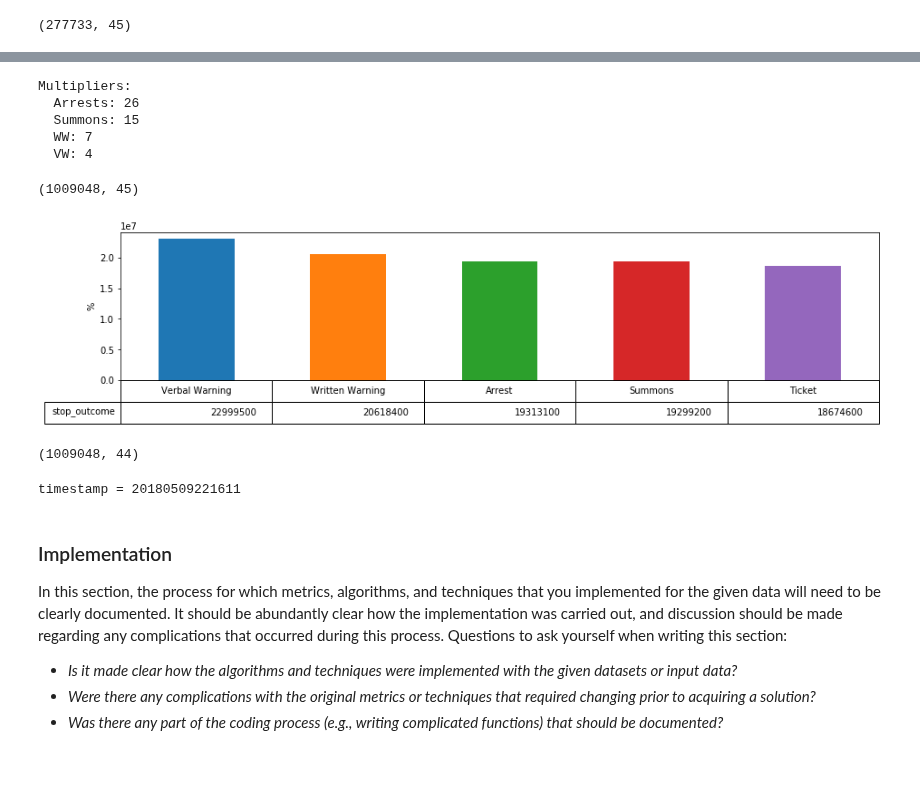
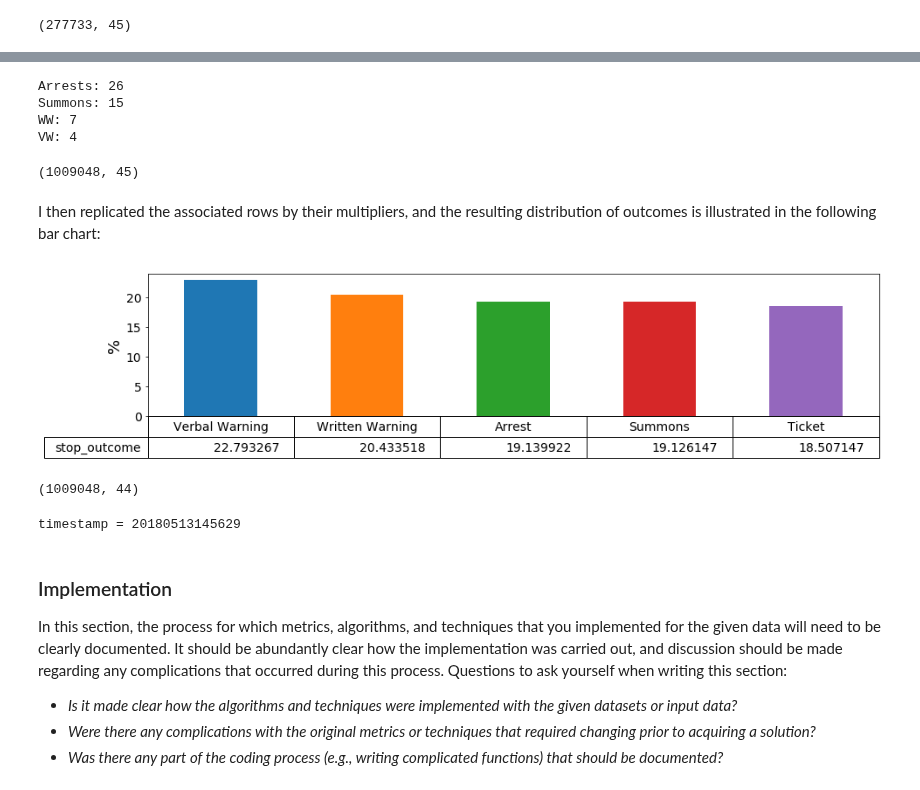
Before and after one commit to patrickmpoon/machine-learning, a Jupyter notebook: projects/capstone/Traffic_Stop_Outcome_Predictor.ipynb, the cells around one changed output, grey strips where cells are left out. Cells and saved outputs as stored; diff of their text form; code cells hidden in the pictures.

```diff
--- a/projects/capstone/Traffic_Stop_Outcome_Predictor.ipynb
+++ b/projects/capstone/Traffic_Stop_Outcome_Predictor.ipynb
@@ -774,13 +975,12 @@ multiplier_arrests = tickets.shape[0] // arrests.shape[0]
 multiplier_summons = tickets.shape[0] // summons.shape[0]
 multiplier_ww = tickets.shape[0] // ww.shape[0]
 multiplier_vw = tickets.shape[0] // vw.shape[0]
-print('Multipliers:\n  Arrests: {}\n  Summons: {}\n  WW: {}\n  VW: {}'.format(multiplier_arrests, multiplier_summons, multiplier_ww, multiplier_vw))
+print('Arrests: {}\nSummons: {}\nWW: {}\nVW: {}'.format(multiplier_arrests, multiplier_summons, multiplier_ww, multiplier_vw))
 # %% [output]
-Multipliers:
-  Arrests: 26
-  Summons: 15
-  WW: 7
-  VW: 4
+Arrests: 26
+Summons: 15
+WW: 7
+VW: 4
 # %%
 oversampled = final_features.append([arrests] * multiplier_arrests, ignore_index=True)
 oversampled = oversampled.append([summons] * multiplier_summons, ignore_index=True)
@@ -792,13 +992,17 @@ oversampled.shape
 # %%
 # Extract target labels
 outcomes = oversampled.pop('stop_outcome')
+# %% [markdown]
+I then replicated the associated rows by their multipliers, and the resulting distribution of outcomes is illustrated in the following bar chart:
 # %%
-outcome_breakdown = outcomes.value_counts().mul(100).plot.bar(figsize=(15, 3), table=True)
+outcome_breakdown = outcomes.value_counts(normalize=True).mul(100).apply(lambda x: float('{:.6f}'.format(x))).plot.bar(figsize=(15, 3), table=True, fontsize=14)
 outcome_breakdown.axes.get_xaxis().set_visible(False)
-outcome_breakdown.axes.set_ylabel('%')
+outcome_breakdown.axes.set_ylabel('%', fontsize=18)
+outcome_breakdown.tables[0].auto_set_font_size(False)
+outcome_breakdown.tables[0].set_fontsize(14)
 outcome_breakdown.tables[0].scale(1, 2)
 # %% [output]
-[figure, old version]
+[figure, new version]
 # %%
 oversampled.shape
 # %% [output]
@@ -808,11 +1012,11 @@ oversampled.shape
 
 # timestamp = datetime.now().strftime('%Y%m%d%H%M%S')
 
-oversampled.to_pickle('./final_features-{}.pkl'.format(timestamp))
-outcomes.to_pickle('./labels-{}.pkl'.format(timestamp))
+# oversampled.to_pickle('./final_features-{}.pkl'.format(timestamp))
+# outcomes.to_pickle('./labels-{}.pkl'.format(timestamp))
 print('timestamp = {}'.format(timestamp))
 # %% [output]
-timestamp = 20180509221611
+timestamp = 20180513145629
 # %% [markdown]
 ### Implementation
 In this section, the process for which metrics, algorithms, and techniques that you implemented for the given data will need to be clearly documented. It should be abundantly clear how the implementation was carried out, and discussion should be made regarding any complications that occurred during this process. Questions to ask yourself when writing this section:
```
Also changed, not shown: parts of 11 cells of this notebook.
